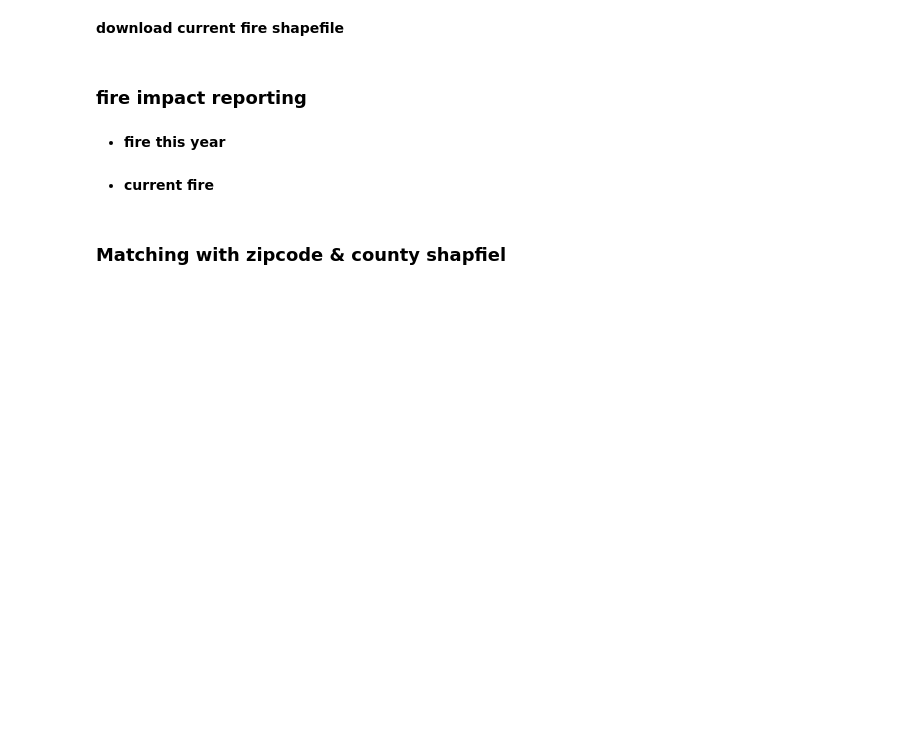
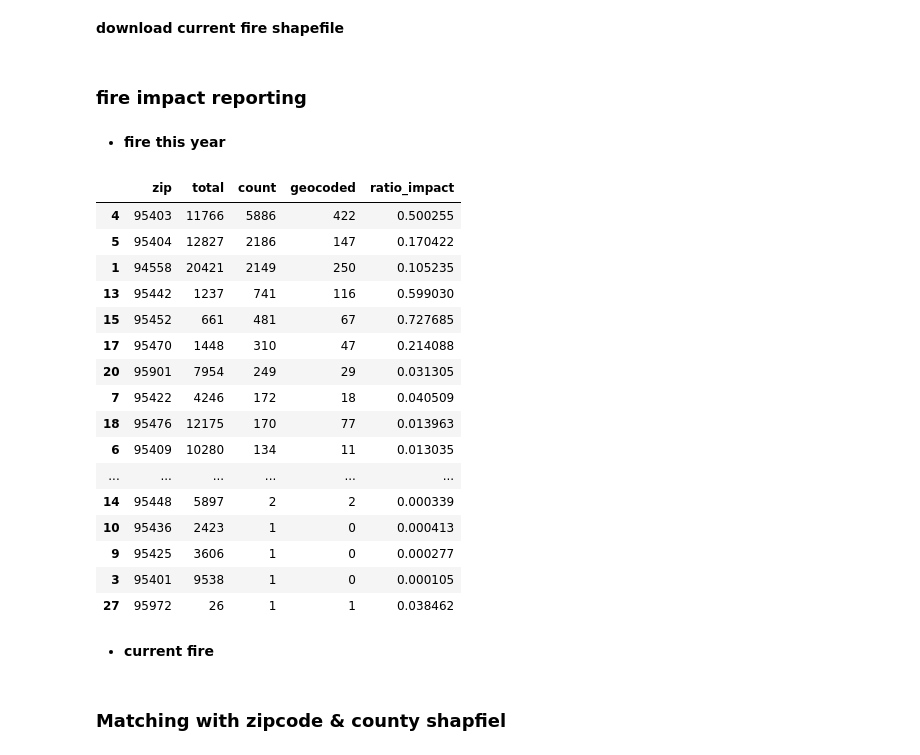
Before and after one commit to jianglong608/cali_fire, a Jupyter notebook: california_fire.ipynb, the cells around one changed output. Saved outputs shown, nothing was run; the diff lists cells and outputs as text; code cells hidden in the pictures; blank space fills up the shorter version.

```diff
--- a/california_fire.ipynb
+++ b/california_fire.ipynb
@@ -43,8 +43,9 @@ folder_sub = 'cali_fire'
 # %% [markdown]
 ### read in hve turned off file and try matching
 # %%
-hve_raw = pd.read_csv('%s/cali_turnedoff/cali_turned_off.csv' % folder_root, dtype={'zip': str})
-# hve_raw = pd.read_csv('%s/cali_turnedoff/cali_turned_off_geocoded.csv' % folder_root, dtype={'zip': str}) # geocoded
+# hve_raw = pd.read_csv('%s/cali_turnedoff/cali_turned_off.csv' % folder_root, dtype={'zip': str})
+hve_raw = pd.read_csv('%s/cali_turnedoff/cali_geocoded_mtm.csv' % folder_root, dtype={'zip': str}) # geocoded
+# hve_mtm = pd.read_csv('%s/cali_turnedoff/cali_turned_off_mtm.csv' % folder_root, dtype={'zip': str}) # mtmsale
 print('raw hve count: %s' % hve_raw.shape[0])
 
 hve_raw.loc[:, 'long'] = hve_raw['long'].apply(lambda x: -x if x>0 else x)
@@ -52,8 +53,6 @@ hve = hve_raw[hve_raw.lat.notnull()]
 print('valid lat/lng count: %s' % hve.shape[0])
 
 hve_null = hve_raw[hve_raw.lat.isnull()]
-hve_null.loc[:, 'address'] = hve_null.apply(lambda row: row['address'] + ',' + ' CA ' + row['zip'], axis=1)
-sample = hve_null.sample(100)
 print('null lat/lng hve: %s' % hve_null.shape[0])
 # %% [output]
 raw hve count: 359266
@@ -143,7 +146,38 @@ map_geopandas_fire(summary, ckeep=['firename', 'geometry', 'count'], clabel='fir
               cpop=['firename', 'count'], saveTo='./', saveName='2017fire', saveOnly=True)
 # %%
 hve_onfire = result[result.firename.notnull()]
-hve_onfire.drop('geometry', axis=1).to_csv('/Users/jianglongli/Desktop/workbook/data/hve_onfire.csv', index=False)
+# hve_onfire.drop('geometry', axis=1).to_csv('/Users/jianglongli/Desktop/workbook/data/hve_onfire.csv', index=False)
+hve_onfire_rslt = pd.merge(hve_onfire, hve[['address', 'zip', 'geocoding', 'mtmsale']], how='left', on=['address', 'zip'])
+cols_keep = ['address', 'zip', 'city', 'lat', 'long', 'lnno', 'geocoding', 'firename', 'mtmsale']
+hve_onfire_rslt = hve_onfire_rslt[cols_keep].drop_duplicates(subset=['address', 'zip'])
+# %%
+zip_total = hve.groupby('zip', as_index=False)['zip'].agg({'total': len})
+zip_fire = hve_onfire_rslt.groupby('zip', as_index=False)['geocoding'].agg({'count': len, 'geocoded': np.sum})
+zip_count = pd.merge(zip_fire, zip_total, how='left', on='zip')
+zip_count.loc[:, 'ratio_impact'] = zip_count.apply(lambda row: row['count']/row['total'], axis=1)
+zip_count = zip_count.sort_values(by='count', ascending=False)
+zip_count = zip_count[['zip', 'total', 'count', 'geocoded', 'ratio_impact']]
+# zip_count.to_csv('%s/maps/map_github/zip_count.csv' % folder_root, index=False)
+# %%
+zip_count
+# %% [output]
+|  | zip | total | count | geocoded | ratio_impact |
+| 4 | 95403 | 11766 | 5886 | 422 | 0.500255 |
+| 5 | 95404 | 12827 | 2186 | 147 | 0.170422 |
+| 1 | 94558 | 20421 | 2149 | 250 | 0.105235 |
+| 13 | 95442 | 1237 | 741 | 116 | 0.599030 |
+| 15 | 95452 | 661 | 481 | 67 | 0.727685 |
+| 17 | 95470 | 1448 | 310 | 47 | 0.214088 |
+| 20 | 95901 | 7954 | 249 | 29 | 0.031305 |
+| 7 | 95422 | 4246 | 172 | 18 | 0.040509 |
+| 18 | 95476 | 12175 | 170 | 77 | 0.013963 |
+| 6 | 95409 | 10280 | 134 | 11 | 0.013035 |
+| ... | ... | ... | ... | ... | ... |
+| 14 | 95448 | 5897 | 2 | 2 | 0.000339 |
+| 10 | 95436 | 2423 | 1 | 0 | 0.000413 |
+| 9 | 95425 | 3606 | 1 | 0 | 0.000277 |
+| 3 | 95401 | 9538 | 1 | 0 | 0.000105 |
+| 27 | 95972 | 26 | 1 | 1 | 0.038462 |
 # %% [markdown]
 + **current fire**
 # %%
```
Also changed, not shown: parts of 16 cells of this notebook.
